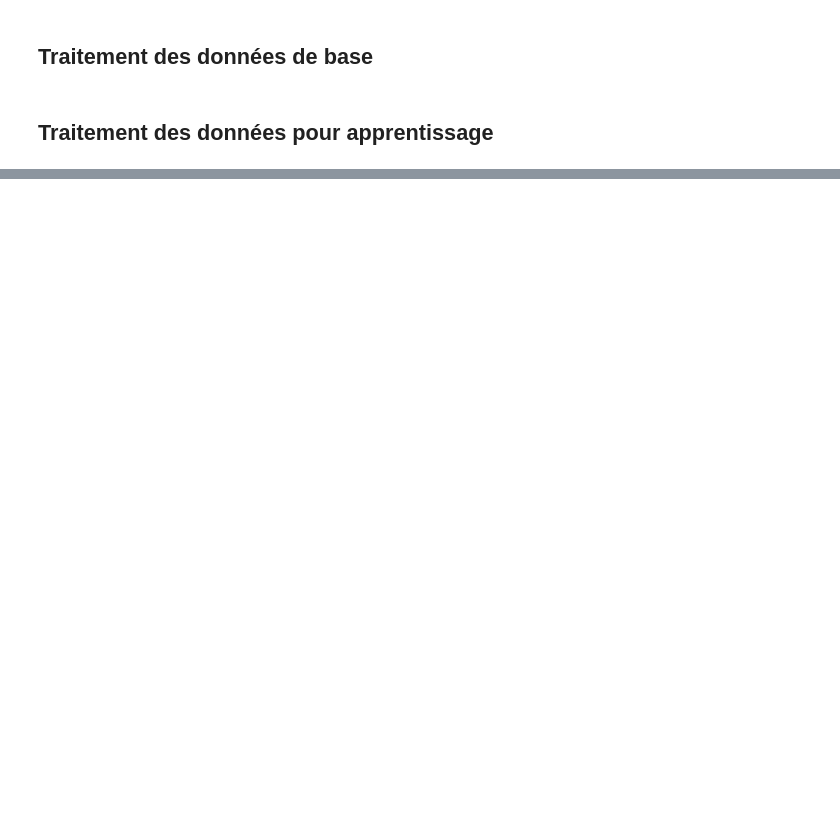
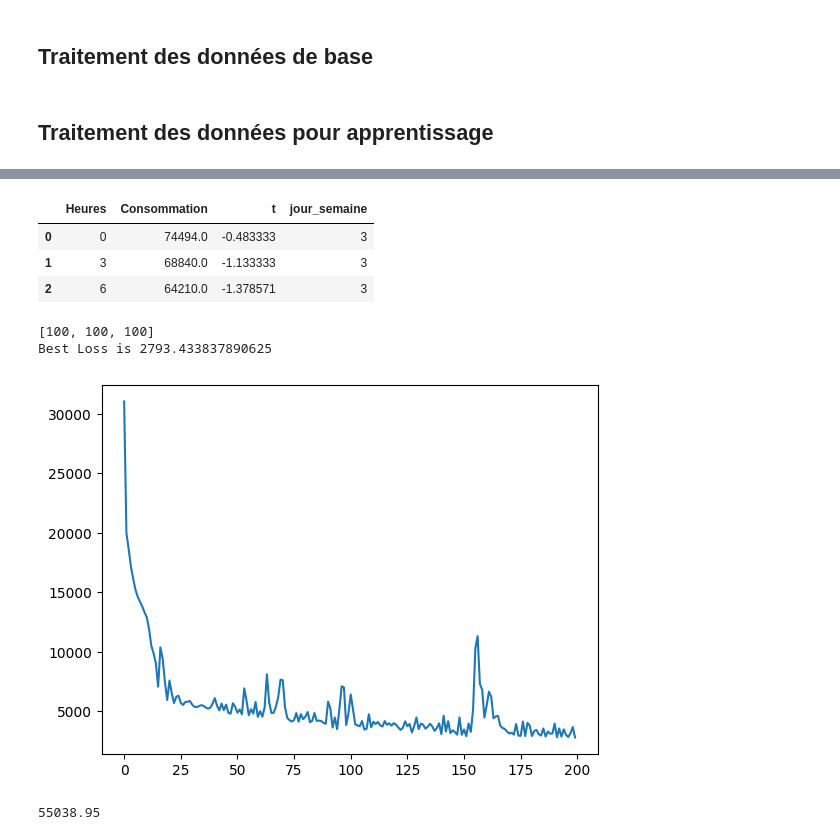
Before and after one commit to baudu69/ProjetBI, a Jupyter notebook: BI.ipynb, the cells around one changed output, grey strips where cells are left out. Saved outputs shown, nothing was run; the diff lists cells and outputs as text; code cells hidden in the pictures; blank space fills up the shorter version.

```diff
--- a/BI.ipynb
+++ b/BI.ipynb
@@ -96,0 +75,19 @@ import tensorflow as tf
+# %%
+def ajouterJourSemaine(data):
+    data['Date'] = pd.to_datetime(data['Date'], format='%Y-%m-%d')
+    data['jour_semaine'] = data['Date'].dt.dayofweek
+    return data
+
+def enleverDate(data):
+    data = data.drop(['Date'],axis=1)
+    return data
+
+data_apprentissage = ajouterJourSemaine(data_total)
+data_apprentissage = enleverDate(data_apprentissage)
+data_apprentissage.to_csv('data_apprentissage_2018.csv',index=False, sep=';')
+data_apprentissage.head(3)
+# %% [output]
+|  | Heures | Consommation | t | jour_semaine |
+| 0 | 0 | 74494.0 | -0.483333 | 3 |
+| 1 | 3 | 68840.0 | -1.133333 | 3 |
+| 2 | 6 | 64210.0 | -1.378571 | 3 |
@@ -96,0 +162,49 @@ import tensorflow as tf
+# %%
+def fit(epochs=200, learning_rate=0.1, couche=None, show_loss=True):
+    mlp = MLP(3, couche, 1)
+    mlp.to(device)
+    optimizer = torch.optim.Adam(mlp.parameters(), lr=learning_rate)
+    best_loss = np.inf
+    valid_losses = []
+    for epoch in range(epochs):
+        mlp.train()
+        for batch_id, (batch_x, batch_y) in enumerate(train_dataloader):
+            y_pred = mlp(batch_x)
+            loss = mae_loss(y_pred, batch_y)
+            optimizer.zero_grad()
+            loss.backward()
+            optimizer.step()
+        mlp.eval()
+        valid_loss = 0
+        num_batch = valid_dataloader.data_size // valid_dataloader.batch_size + 1
+
+        for batch_id, (batch_x, batch_y) in enumerate(valid_dataloader):
+
+            y_pred = mlp(batch_x)
+            loss = mae_loss(y_pred, batch_y)
+            valid_loss += loss.item()
+
+        valid_loss /= num_batch
+        valid_losses.append(valid_loss)
+
+        if valid_loss < best_loss:
+            best_loss = valid_loss
+            torch.save(mlp.state_dict(), 'mlp.model')
+    if show_loss:
+        print("Best Loss is " + str(best_loss))
+        plt.plot(valid_losses)
+        plt.show()
+    return mlp, best_loss
+# %%
+best = 0
+best_mlp = None
+for couche in [[100, 100, 100]]:
+    print(couche)
+    mlp, best_loss = fit(couche=couche)
+    if best_loss > best:
+       best = best_loss
+       best_mlp = mlp
+# %% [output]
+[100, 100, 100]
+Best Loss is 2793.433837890625
+[figure, added]
@@ -96,0 +218,4 @@ import tensorflow as tf
+# %%
+predict(best_mlp, 6, 40, 0)
+# %% [output]
+55038.95
```
Also changed, not shown: parts of 14 cells of this notebook, 3 other files.
